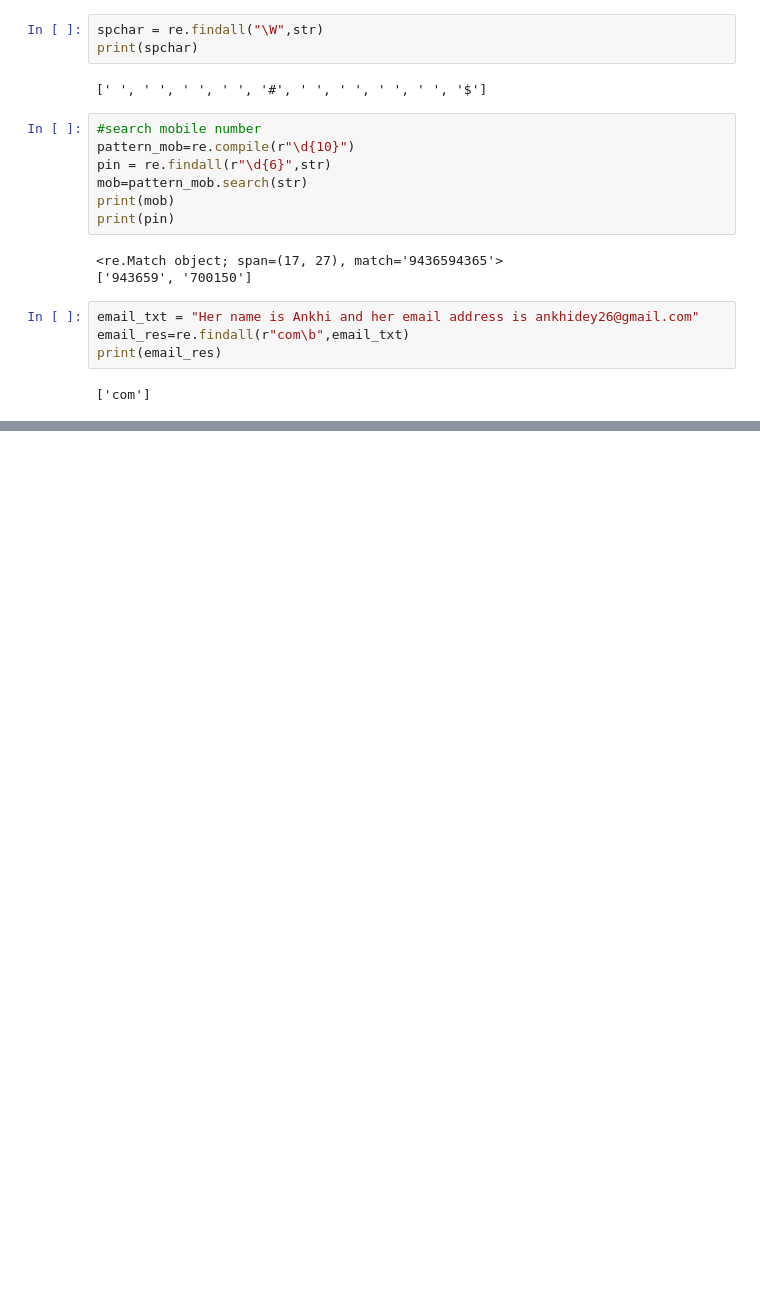
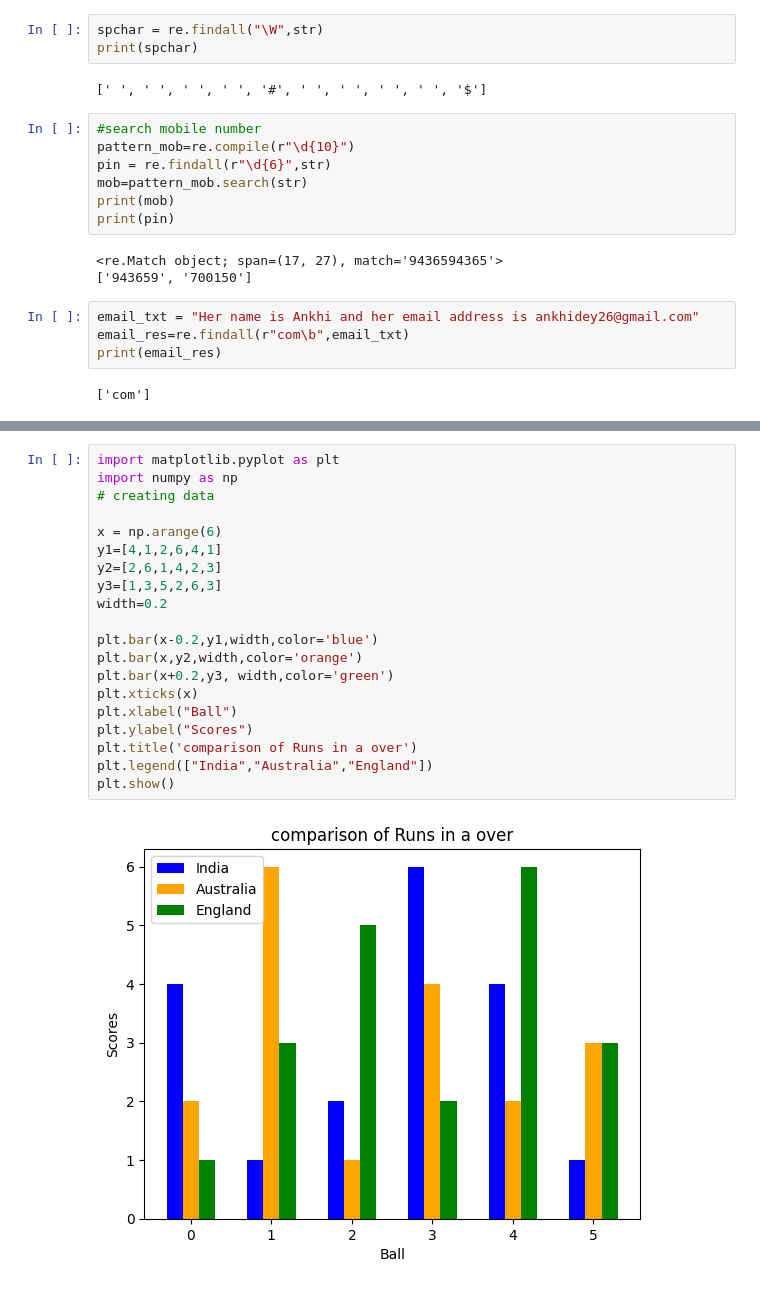
Before and after one commit to dementr05/python_notes-jupiter, a Jupyter notebook: regx_python.ipynb, the cells around one changed output, grey strips where cells are left out. Cells and saved outputs as stored; diff of their text form; blank space fills up the shorter version.

Commit message:
MATPLOTLIB

```diff
--- a/regx_python.ipynb
+++ b/regx_python.ipynb
@@ -287,0 +328,22 @@ Extracted email: ankhidey26@gmail.com
+# %%
+import matplotlib.pyplot as plt
+import numpy as np
+# creating data
+
+x = np.arange(6)
+y1=[4,1,2,6,4,1]
+y2=[2,6,1,4,2,3]
+y3=[1,3,5,2,6,3]
+width=0.2
+
+plt.bar(x-0.2,y1,width,color='blue')
+plt.bar(x,y2,width,color='orange')
+plt.bar(x+0.2,y3, width,color='green')
+plt.xticks(x)
+plt.xlabel("Ball")
+plt.ylabel("Scores")
+plt.title('comparison of Runs in a over')
+plt.legend(["India","Australia","England"])
+plt.show()
+# %% [output]
+[figure, added]
```
Also changed, not shown: parts of 13 cells of this notebook, 1 other file.
